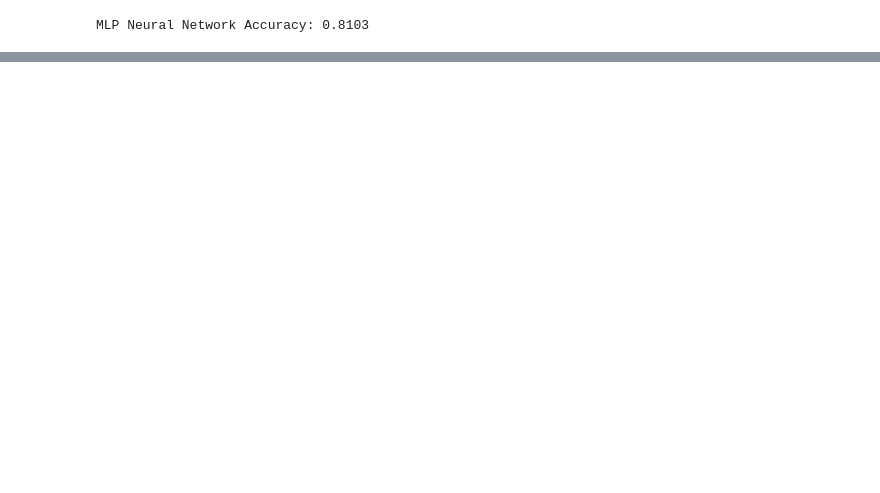
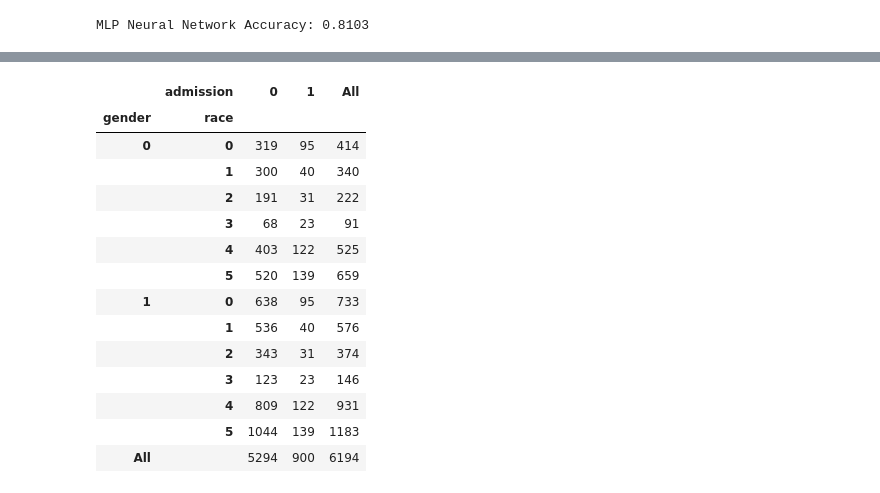
Before and after one commit to Cyndolo/ECE143_Group12, a Jupyter notebook: newMBA.ipynb, the cells around one changed output, grey strips where cells are left out. Drawn from its saved outputs; the diff is of its cells as text; code cells hidden in the pictures; blank space fills up the shorter version.

```diff
--- a/newMBA.ipynb
+++ b/newMBA.ipynb
@@ -406,0 +465,18 @@ print(results_df)
+# %%
+pd.crosstab([df['gender'], df['race'].fillna('Other')], df['admission'], margins=True)
+# %% [output]
+|  | admission | 0 | 1 | All |
+| gender | race |  |  |  |
+| 0 | 0 | 319 | 95 | 414 |
+|  | 1 | 300 | 40 | 340 |
+|  | 2 | 191 | 31 | 222 |
+|  | 3 | 68 | 23 | 91 |
+|  | 4 | 403 | 122 | 525 |
+|  | 5 | 520 | 139 | 659 |
+| 1 | 0 | 638 | 95 | 733 |
+|  | 1 | 536 | 40 | 576 |
+|  | 2 | 343 | 31 | 374 |
+|  | 3 | 123 | 23 | 146 |
+|  | 4 | 809 | 122 | 931 |
+|  | 5 | 1044 | 139 | 1183 |
+| All |  | 5294 | 900 | 6194 |
```
Also changed, not shown: parts of 18 cells of this notebook.
